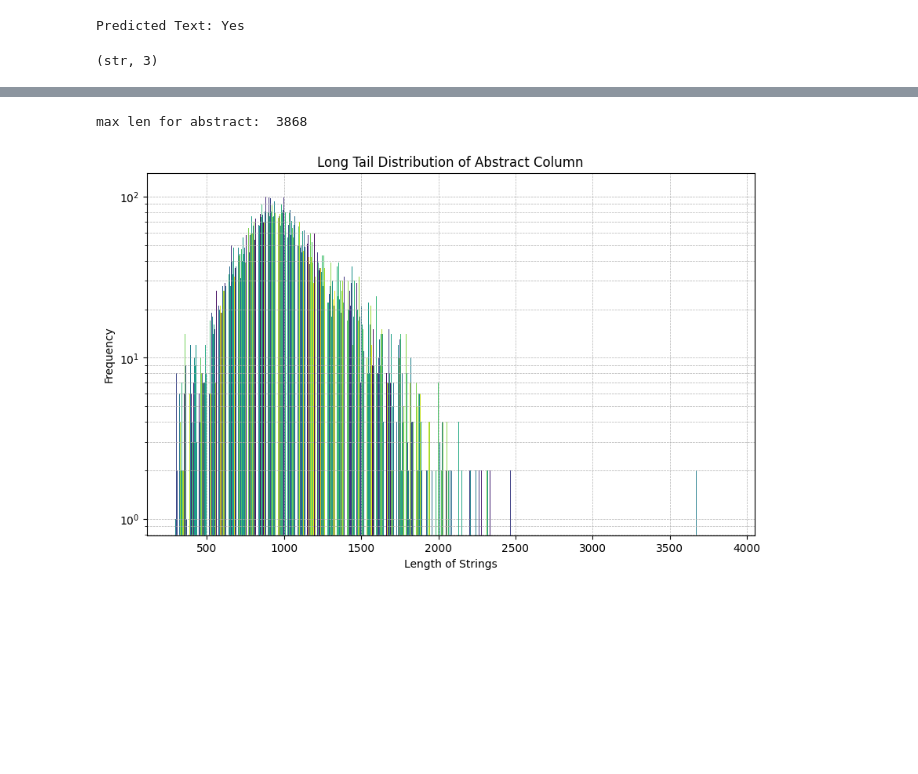
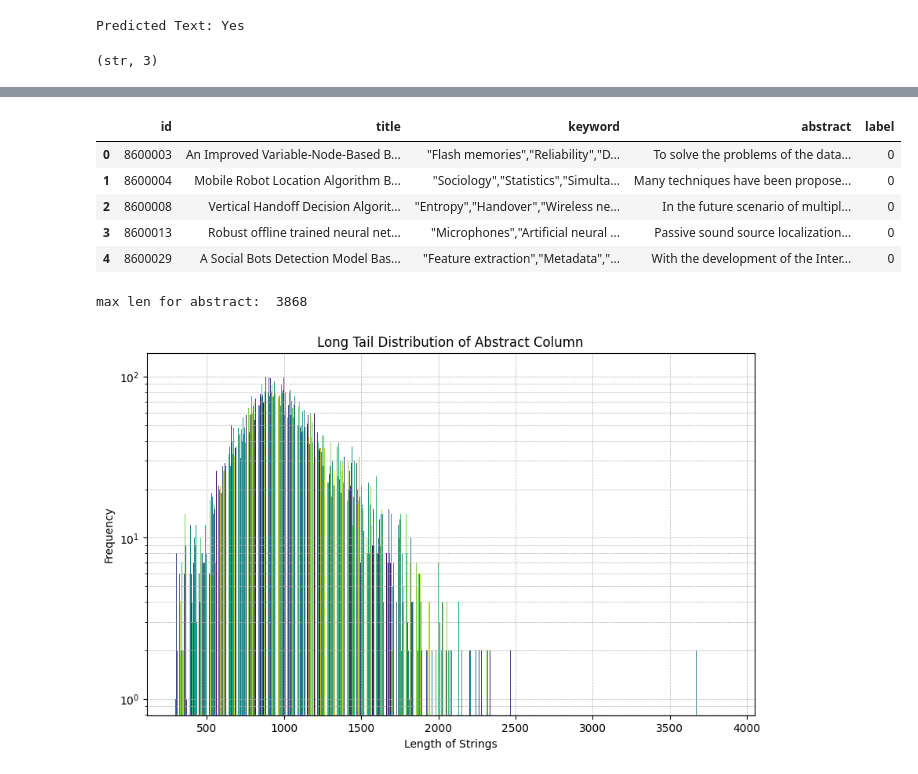
Before and after one commit to dany-xu/AI-Generated-Text-Detection-using-LLM, a Jupyter notebook: models/llama.ipynb, the cells around one changed output, grey strips where cells are left out. Saved outputs shown, nothing was run; the diff lists cells and outputs as text; code cells hidden in the pictures; blank space fills up the shorter version.

```diff
--- a/models/llama.ipynb
+++ b/models/llama.ipynb
@@ -116,0 +130,11 @@ type(pred_text), len(pred_text)
+# %%
+from pymongo import MongoClient
+
+connection_string = f"mongodb+srv://{user_name}:{password}@cluster0.gwojiea.mongodb.net/?retryWrites=true&w=majority&appName=Cluster0&connectTimeoutMS=30000&socketTimeoutMS=30000"
+client = MongoClient(connection_string)
+
+try:
+  client.admin.command('ping')
+  print("Successfully connected to MongoDB!")
+except Exception as e:
+  print(f"An error occurred: {e}")
@@ -117 +143,21 @@ type(pred_text), len(pred_text)
+# %%
+# Go to MongoDB database named "database"
+db = client['database']
+
+# Go to MongoDB collection named "text"
+collection_text = db['text']
+# %%
+# Retrieve data
+data_dict = collection_text.find()
+data = pd.DataFrame(list(data_dict))
+data.drop('_id', axis=1, inplace=True)
+# %%
+data.head()
+# %% [output]
+|  | id | title | keyword | abstract | label |
+| 0 | 8600003 | An Improved Variable-Node-Based B... | "Flash memories","Reliability","D... | To solve the problems of the data... | 0 |
+| 1 | 8600004 | Mobile Robot Location Algorithm B... | "Sociology","Statistics","Simulta... | Many techniques have been propose... | 0 |
+| 2 | 8600008 | Vertical Handoff Decision Algorit... | "Entropy","Handover","Wireless ne... | In the future scenario of multipl... | 0 |
+| 3 | 8600013 | Robust offline trained neural net... | "Microphones","Artificial neural ... | Passive sound source localization... | 0 |
+| 4 | 8600029 | A Social Bots Detection Model Bas... | "Feature extraction","Metadata","... | With the development of the Inter... | 0 |
 # %%
```
Also changed, not shown: parts of 5 cells of this notebook.
